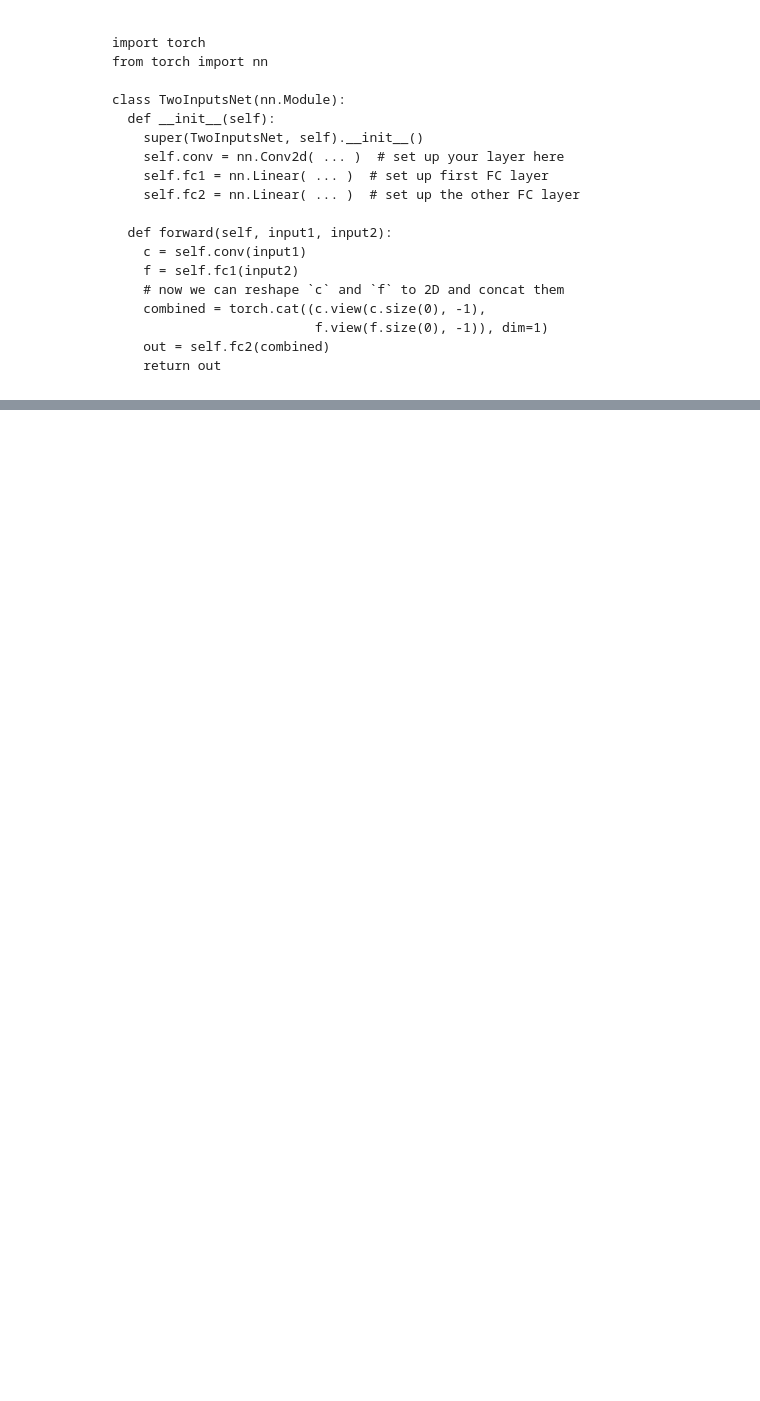
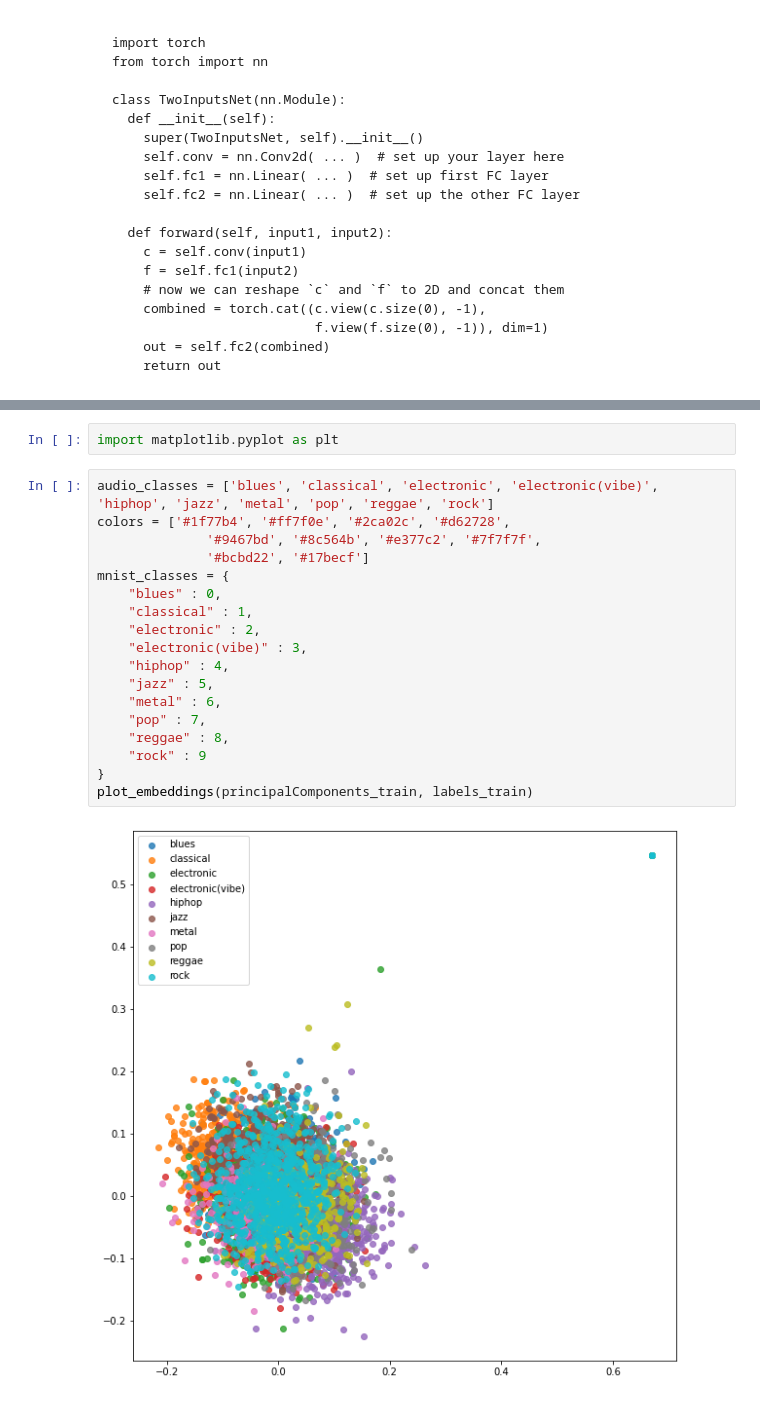
Before and after one commit to DFGANDP/Music-Recommendation-System, a Jupyter notebook: Music_System_Recommender.ipynb, the cells around one changed output, grey strips where cells are left out. Saved outputs shown, nothing was run; the diff lists cells and outputs as text; blank space fills up the shorter version.

```diff
--- a/Music_System_Recommender.ipynb
+++ b/Music_System_Recommender.ipynb
@@ -1858,0 +2375,22 @@ class TwoInputsNet(nn.Module):
+# %%
+import matplotlib.pyplot as plt
+# %%
+audio_classes = ['blues', 'classical', 'electronic', 'electronic(vibe)', 'hiphop', 'jazz', 'metal', 'pop', 'reggae', 'rock']
+colors = ['#1f77b4', '#ff7f0e', '#2ca02c', '#d62728',
+              '#9467bd', '#8c564b', '#e377c2', '#7f7f7f',
+              '#bcbd22', '#17becf']
+mnist_classes = {
+    "blues" : 0,
+    "classical" : 1,
+    "electronic" : 2,
+    "electronic(vibe)" : 3,
+    "hiphop" : 4,
+    "jazz" : 5,
+    "metal" : 6,
+    "pop" : 7,
+    "reggae" : 8,
+    "rock" : 9
+}
+plot_embeddings(principalComponents_train, labels_train)
+# %% [output]
+[figure, added]
```
Also changed, not shown: parts of 56 cells of this notebook, 3 other files.
